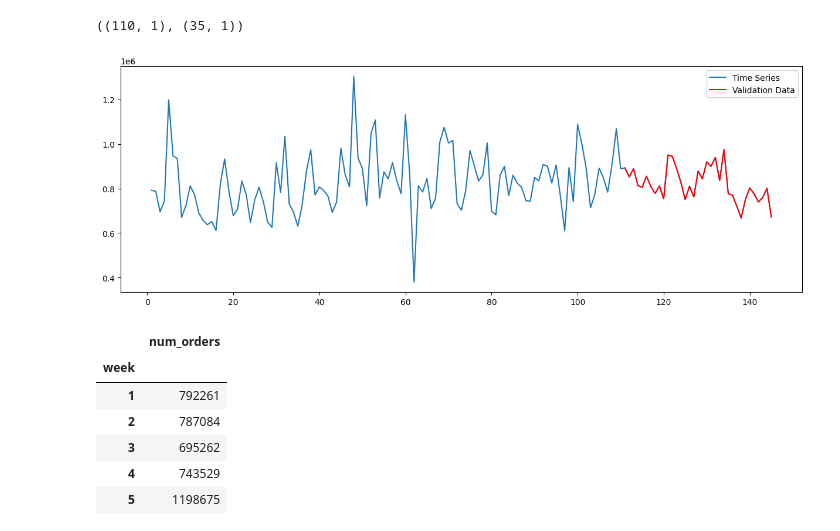
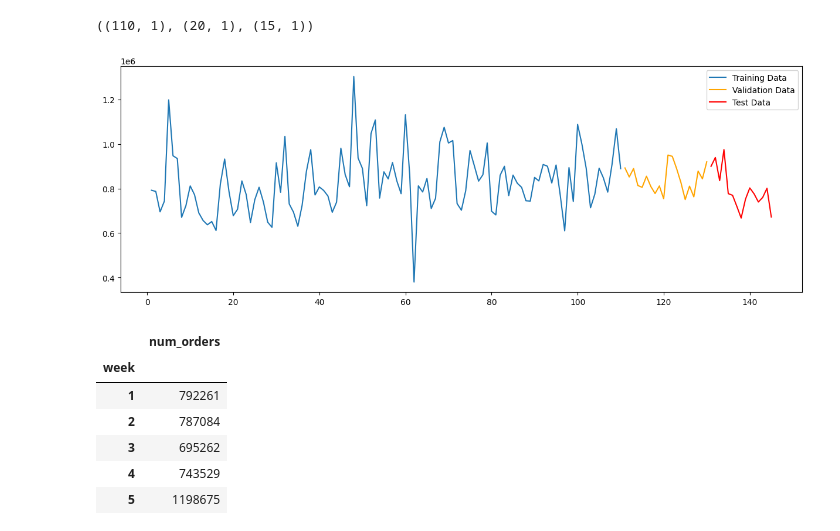
Before and after one commit to karnavivek/Food-Demand-Forecasting, a Jupyter notebook: Food Demand/fd_lstm.ipynb, the cells around one changed output. Cells and saved outputs as stored; diff of their text form; code cells hidden in the pictures.

```diff
--- a/Food Demand/fd_lstm.ipynb
+++ b/Food Demand/fd_lstm.ipynb
@@ -30,18 +33,20 @@ df_weekly_orders.set_index(df_weekly_orders['week'], inplace=True)
 df_weekly_orders.drop(columns='week', inplace=True)
 # %%
 train_orders  = df_weekly_orders [:110]
-val_orders = df_weekly_orders[110:]
-train_orders.shape, val_orders.shape
+val_orders = df_weekly_orders[110:130]
+test_orders = df_weekly_orders[130:]
+train_orders.shape, val_orders.shape, test_orders.shape
 # %% [output]
-((110, 1), (35, 1))
+((110, 1), (20, 1), (15, 1))
 # %%
 plt.figure(figsize=(15,5))
-plt.plot(df_weekly_orders['num_orders'], label = 'Time Series')
-plt.plot(val_orders, color='red', label='Validation Data')
+plt.plot(train_orders, label = 'Training Data')
+plt.plot(val_orders, color='orange', label='Validation Data')
+plt.plot(test_orders, color='red', label='Test Data')
 plt.legend()
 plt.show()
 # %% [output]
-[figure, old version]
+[figure, new version]
 # %%
 df_weekly_orders
 # %% [output]
```
Also changed, not shown: parts of 19 cells of this notebook, 1 other file.
